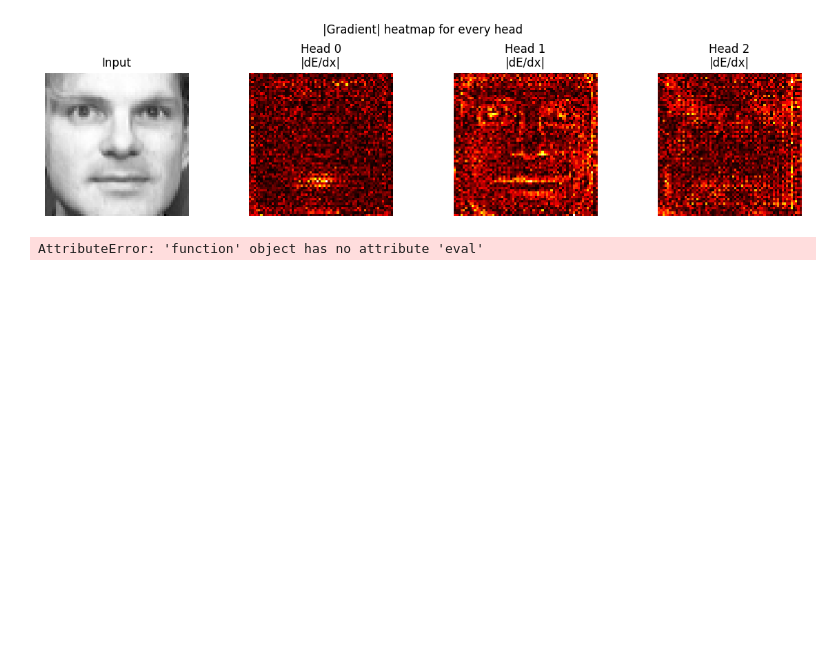
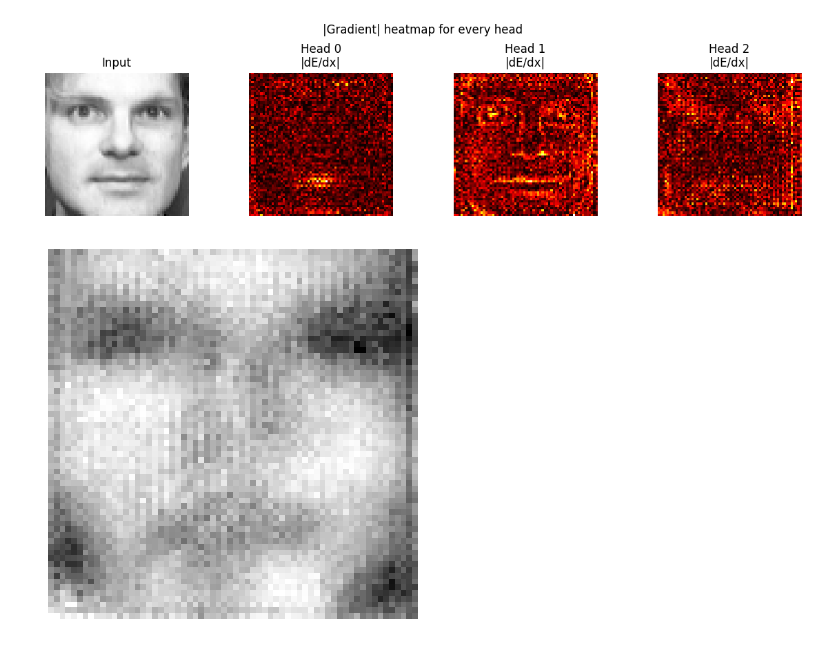
Before and after one commit to marco-cartago/EbmFcT, a Jupyter notebook: test_total_correlation.ipynb, the cells around one changed output. Saved outputs shown, nothing was run; the diff lists cells and outputs as text; code cells hidden in the pictures; blank space fills up the shorter version.

```diff
--- a/test_total_correlation.ipynb
+++ b/test_total_correlation.ipynb
@@ -205,20 +205,20 @@ visualize_head_abs_gradients(model.to(DEVICE), x0, DEVICE)
 # %%
 from src.gradient_inspect import synthetize_image_from_head, synthetize_image
 
 class Combined(nn.Module):
     def __init__(self, m1, m2):
         super().__init__()
         self.m1 = m1
         self.m2 = m2
     def forward(self, x):
         return self.m1(x) + self.m2(x)
 
-combined =
+combined = Combined(model.heads[1].to("cpu"), model.heads[2].to("cpu"))
 
 img, _ = synthetize_image_from_head(combined, n_images=1, img_dimension=IMAGE_SHAPE[-1], steps=1_000)
 show_single_sample(img, cmap="gray")
 # %% [output]
-AttributeError: 'function' object has no attribute 'eval'
+[figure, added]
 # %%
 img, _ = synthetize_image(model.to("cpu"), img_dimension=IMAGE_SHAPE[-1], steps=1_000)
 show_single_sample(img, cmap="gray")
```
Also changed, not shown: parts of 2 cells of this notebook, 1 other file.
